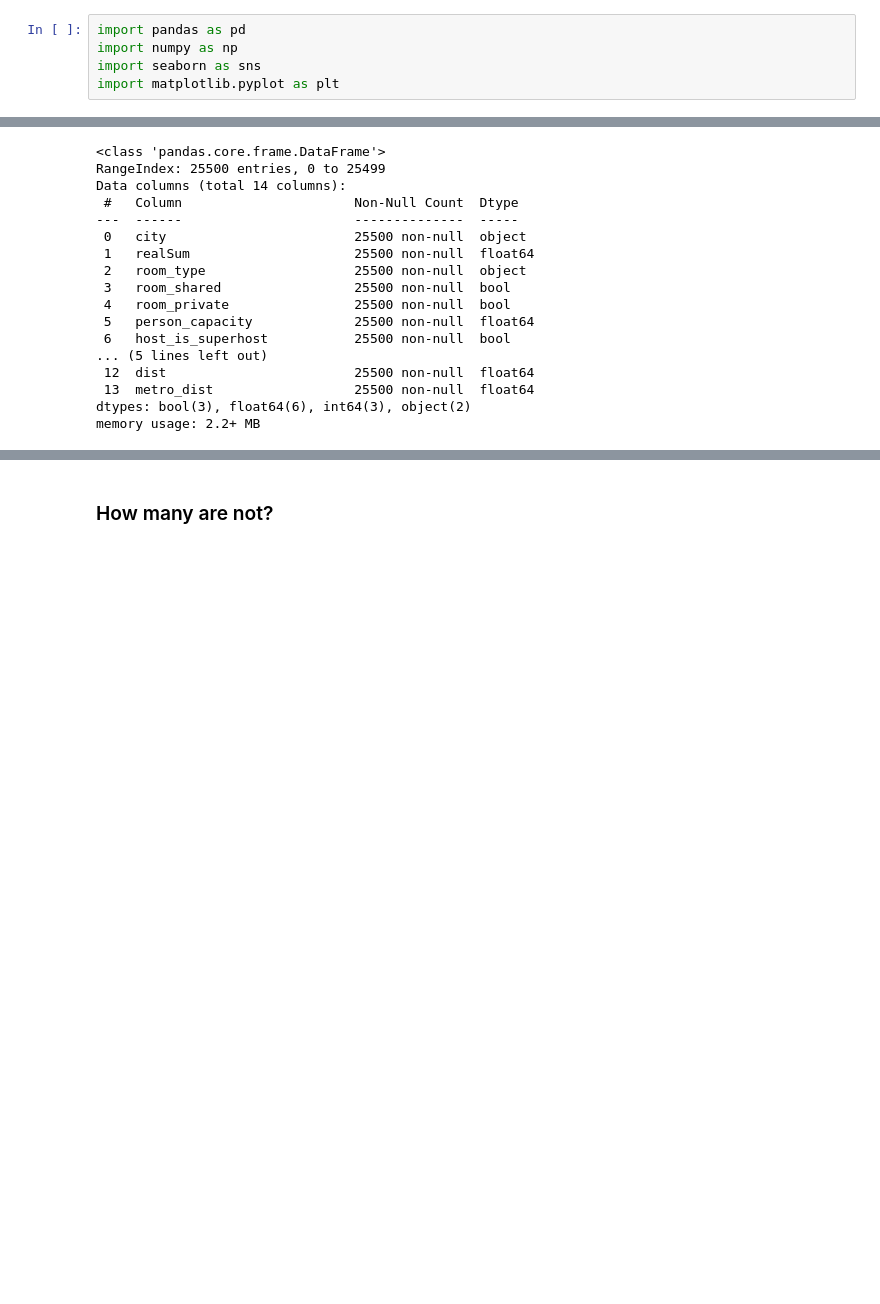
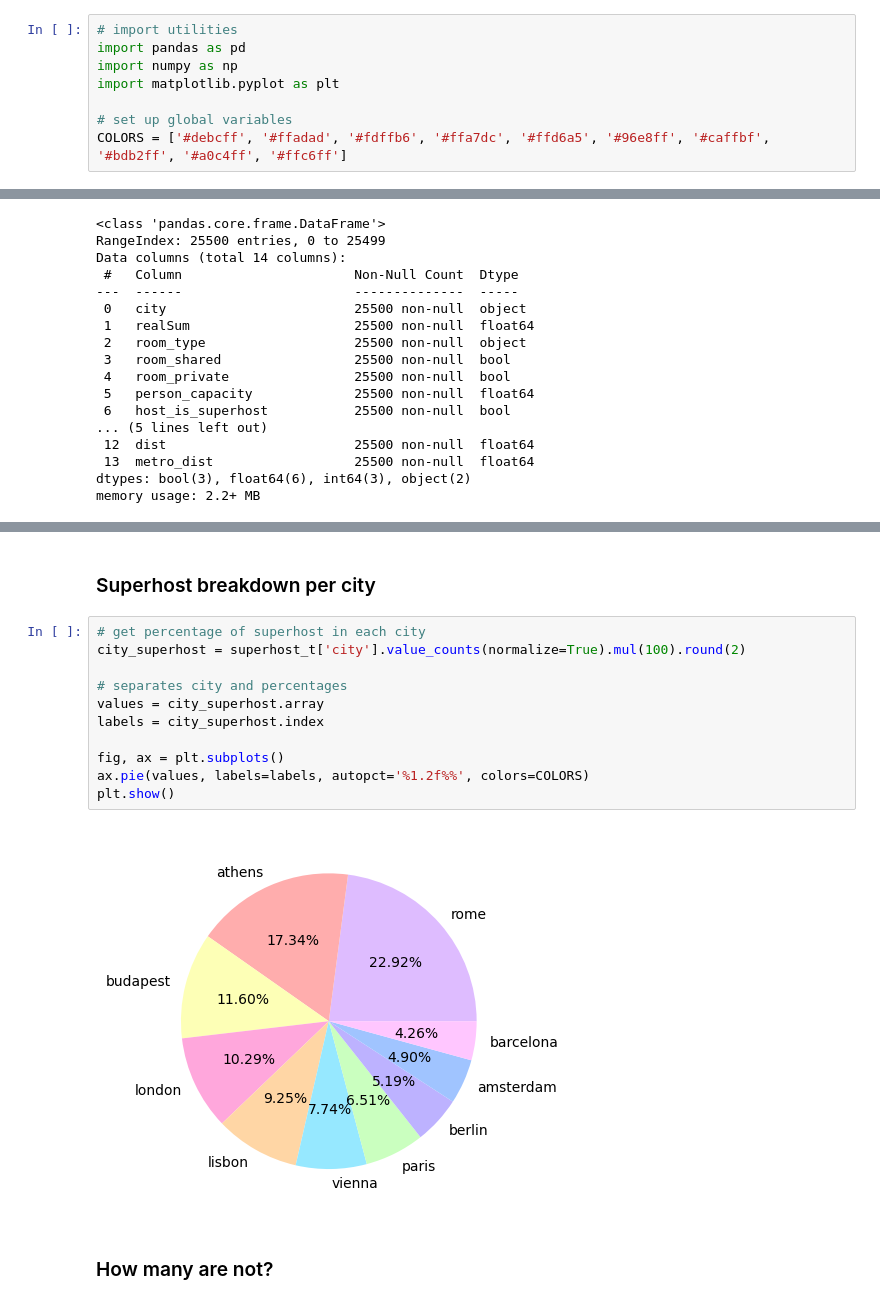
Before and after one commit to pomimon/2021-european-airbnb-analysis, a Jupyter notebook: Airbnb_all_weekdays_2021.ipynb, the cells around one changed output, grey strips where cells are left out. Cells and saved outputs as stored; diff of their text form; blank space fills up the shorter version.

```diff
--- a/Airbnb_all_weekdays_2021.ipynb
+++ b/Airbnb_all_weekdays_2021.ipynb
@@ -1,6 +1,9 @@
 # %%
+# import utilities
 import pandas as pd
 import numpy as np
-import seaborn as sns
 import matplotlib.pyplot as plt
+
+# set up global variables
+COLORS = ['#debcff', '#ffadad', '#fdffb6', '#ffa7dc', '#ffd6a5', '#96e8ff', '#caffbf', '#bdb2ff', '#a0c4ff', '#ffc6ff']
 # %% [markdown]
@@ -100,3 +151,18 @@ print(is_superhost)
+# %% [markdown]
+### Superhost breakdown per city
+# %%
+# get percentage of superhost in each city
+city_superhost = superhost_t['city'].value_counts(normalize=True).mul(100).round(2)
+
+# separates city and percentages
+values = city_superhost.array
+labels = city_superhost.index
+
+fig, ax = plt.subplots()
+ax.pie(values, labels=labels, autopct='%1.2f%%', colors=COLORS)
+plt.show()
+# %% [output]
+[figure, added]
 # %% [markdown]
 ### How many are not?
 # %%
```
Also changed, not shown: parts of 43 cells of this notebook.
